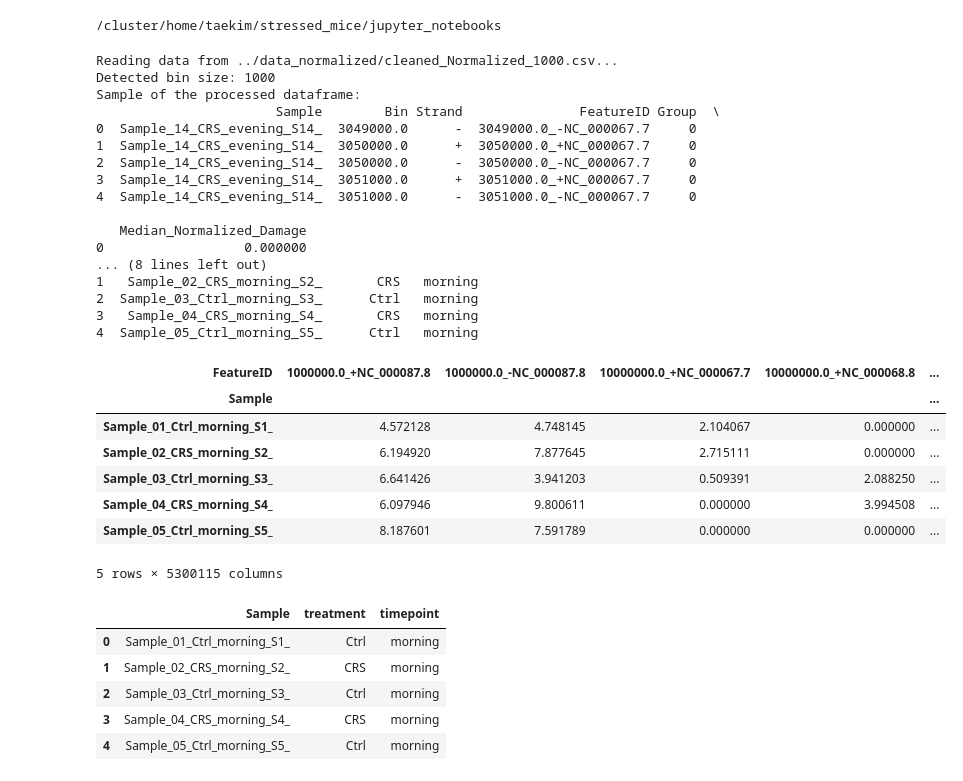
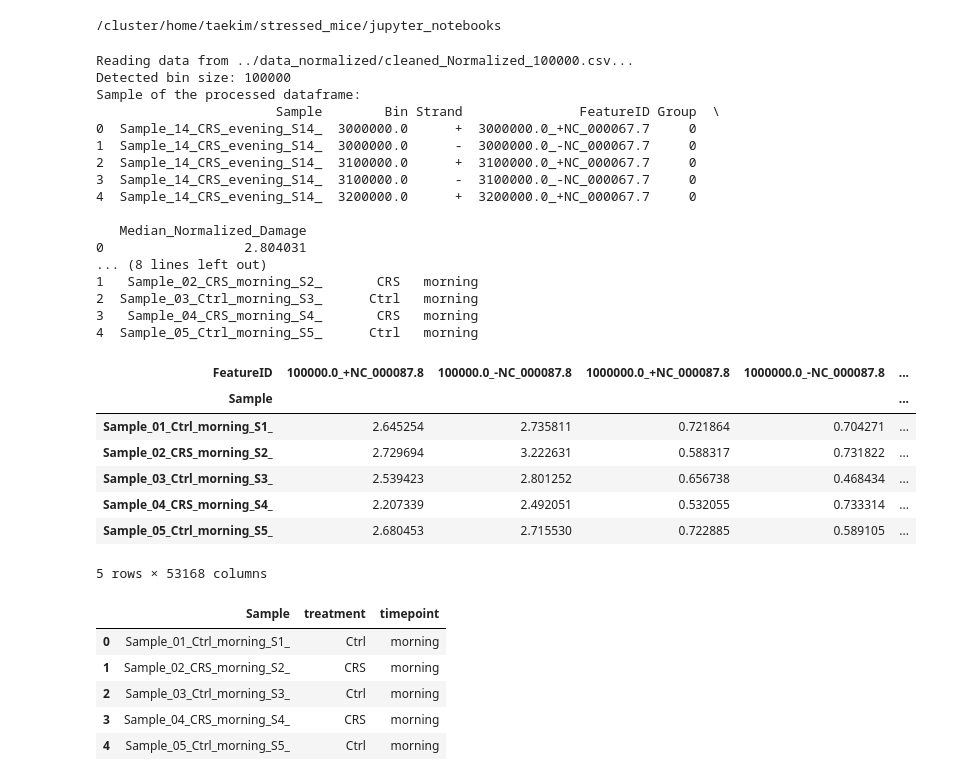
Before and after one commit to babypoby/stressed-mice, a Jupyter notebook: jupyter_notebooks/anova_bin.ipynb, the cells around one changed output. Drawn from its saved outputs; the diff is of its cells as text; code cells hidden in the pictures.

```diff
--- a/jupyter_notebooks/anova_bin.ipynb
+++ b/jupyter_notebooks/anova_bin.ipynb
@@ -1626,40 +1624,40 @@ def create_heatmap_unified_zscore_clustered(pivot_df, bin_ids, metadata_df, resu
 # %%
 # Load and preprocess data
 
-file_path = '../data_normalized/cleaned_Normalized_1000.csv' #CHANGE PATH
+file_path = '../data_normalized/cleaned_Normalized_100000.csv' #CHANGE PATH
 
 
 pivot_df, bin_ids, metadata_df = preprocess_data(file_path)
 
 # View the first few rows of processed data
 display(pivot_df.head())
 display(metadata_df.head())
 # %% [output]
-Reading data from ../data_normalized/cleaned_Normalized_1000.csv...
-Detected bin size: 1000
+Reading data from ../data_normalized/cleaned_Normalized_100000.csv...
+Detected bin size: 100000
 Sample of the processed dataframe:
                        Sample        Bin Strand               FeatureID Group  \
-0  Sample_14_CRS_evening_S14_  3049000.0      -  3049000.0_-NC_000067.7     0
-1  Sample_14_CRS_evening_S14_  3050000.0      +  3050000.0_+NC_000067.7     0
-2  Sample_14_CRS_evening_S14_  3050000.0      -  3050000.0_-NC_000067.7     0
-3  Sample_14_CRS_evening_S14_  3051000.0      +  3051000.0_+NC_000067.7     0
-4  Sample_14_CRS_evening_S14_  3051000.0      -  3051000.0_-NC_000067.7     0
+0  Sample_14_CRS_evening_S14_  3000000.0      +  3000000.0_+NC_000067.7     0
+1  Sample_14_CRS_evening_S14_  3000000.0      -  3000000.0_-NC_000067.7     0
+2  Sample_14_CRS_evening_S14_  3100000.0      +  3100000.0_+NC_000067.7     0
+3  Sample_14_CRS_evening_S14_  3100000.0      -  3100000.0_-NC_000067.7     0
+4  Sample_14_CRS_evening_S14_  3200000.0      +  3200000.0_+NC_000067.7     0
 
    Median_Normalized_Damage
-0                  0.000000
+0                  2.804031
 ... (8 lines left out)
 1   Sample_02_CRS_morning_S2_       CRS   morning
 2  Sample_03_Ctrl_morning_S3_      Ctrl   morning
 3   Sample_04_CRS_morning_S4_       CRS   morning
 4  Sample_05_Ctrl_morning_S5_      Ctrl   morning
-| FeatureID | 1000000.0_+NC_000087.8 | 1000000.0_-NC_000087.8 | 10000000.0_+NC_000067.7 | 10000000.0_+NC_000068.8 | ... |
+| FeatureID | 100000.0_+NC_000087.8 | 100000.0_-NC_000087.8 | 1000000.0_+NC_000087.8 | 1000000.0_-NC_000087.8 | ... |
 | Sample |  |  |  |  | ... |
-| Sample_01_Ctrl_morning_S1_ | 4.572128 | 4.748145 | 2.104067 | 0.000000 | ... |
-| Sample_02_CRS_morning_S2_ | 6.194920 | 7.877645 | 2.715111 | 0.000000 | ... |
-| Sample_03_Ctrl_morning_S3_ | 6.641426 | 3.941203 | 0.509391 | 2.088250 | ... |
-| Sample_04_CRS_morning_S4_ | 6.097946 | 9.800611 | 0.000000 | 3.994508 | ... |
-| Sample_05_Ctrl_morning_S5_ | 8.187601 | 7.591789 | 0.000000 | 0.000000 | ... |
+| Sample_01_Ctrl_morning_S1_ | 2.645254 | 2.735811 | 0.721864 | 0.704271 | ... |
+| Sample_02_CRS_morning_S2_ | 2.729694 | 3.222631 | 0.588317 | 0.731822 | ... |
+| Sample_03_Ctrl_morning_S3_ | 2.539423 | 2.801252 | 0.656738 | 0.468434 | ... |
+| Sample_04_CRS_morning_S4_ | 2.207339 | 2.492051 | 0.532055 | 0.733314 | ... |
+| Sample_05_Ctrl_morning_S5_ | 2.680453 | 2.715530 | 0.722885 | 0.589105 | ... |
-5 rows × 5300115 columns
+5 rows × 53168 columns
 |  | Sample | treatment | timepoint |
 | 0 | Sample_01_Ctrl_morning_S1_ | Ctrl | morning |
 | 1 | Sample_02_CRS_morning_S2_ | CRS | morning |
```
Also changed, not shown: parts of 3 cells of this notebook, 11 other files.
